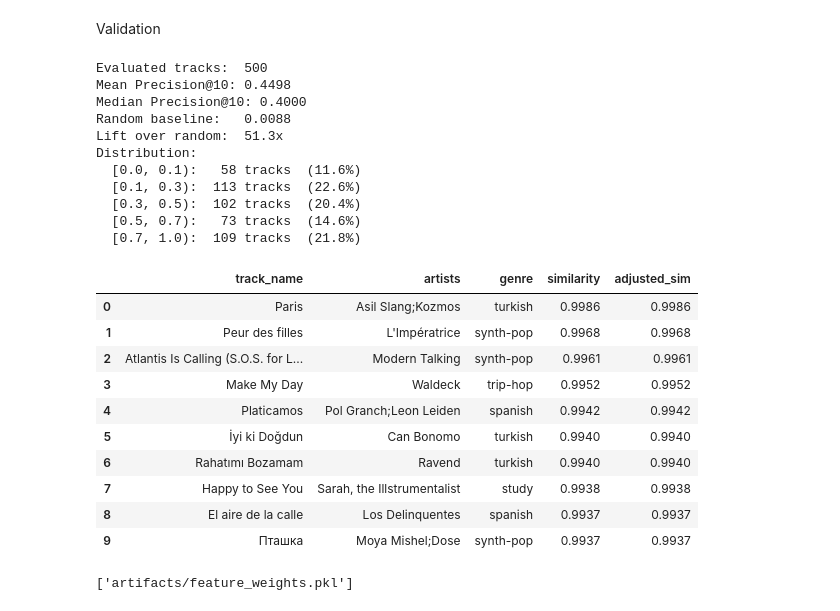
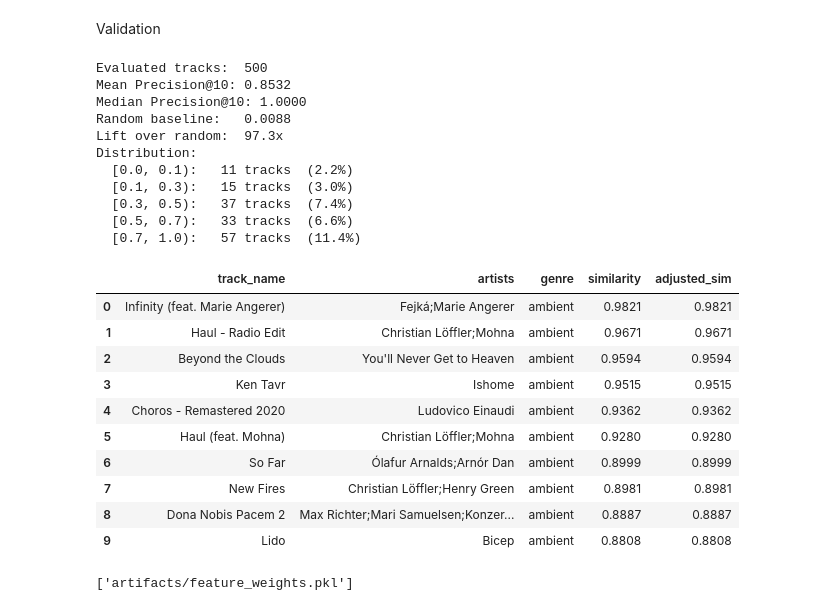
Before and after one commit to RobbenWijanathan/spotify-recommendation-system, a Jupyter notebook: notebook/model.ipynb, the cells around one changed output. Drawn from its saved outputs; the diff is of its cells as text; code cells hidden in the pictures.

Commit message:
feat: adjust model with hyperparameter tuning

```diff
--- a/notebook/model.ipynb
+++ b/notebook/model.ipynb
@@ -324,5 +510,5 @@ X_pca shape: (89584, 9)
 # %%
-X_norm = normalize(X_pca, norm="l2")
+X_norm = normalize(X_combined, norm="l2")
 
 print(f"X_norm shape: {X_norm.shape}")
 # %% [output]
@@ -360,6 +544,7 @@ Index fitted on: 89584 tracks, 9 dimensions
 # %%
 name_to_index = {
-    name: idx for idx, name in enumerate(metadata["track_name"])
+    f"{metadata.loc[idx, 'artists']} - {name}": idx
+    for idx, name in enumerate(metadata["track_name"])
 }
 
 print(f"Tracks in lookup: {len(name_to_index)}")
@@ -376,9 +564,11 @@ Sample entries:
 # %%
-def recommend_song(track_name, n_recommendations=10):
-    if track_name not in name_to_index:
-        raise ValueError(f"'{track_name}' not found in index. Check spelling.")
+def recommend_song(query_key, n_recommendations=10):
+    if query_key not in name_to_index:
+        raise ValueError(
+            f"'{query_key}' not found. Use format: 'Artist — Track Name'"
+        )
 
-    query_idx = name_to_index[track_name]
+    query_idx = name_to_index[query_key]
     query_vector = X_norm[query_idx].reshape(1, -1)
 
     distances, indices = knn_index.kneighbors(
@@ -401,6 +591,6 @@ def recommend_song(track_name, n_recommendations=10):
 
     return pd.DataFrame(results).head(n_recommendations)
 # %%
-results = recommend_song("Rape Me", n_recommendations=10)
+results = recommend_song("Nirvana - Rape Me", n_recommendations=10)
 print(results.to_string(index=False))
 # %% [output]
@@ -428,7 +618,10 @@ def precision_at_k(track_name, k=10):
 # %%
 np.random.seed(42)
 sample_indices = np.random.choice(len(metadata), size=500, replace=False)
-sample_tracks = metadata.loc[sample_indices, "track_name"].tolist()
+sample_tracks = [
+    f"{metadata.loc[idx, 'artists']} - {metadata.loc[idx, 'track_name']}"
+    for idx in sample_indices
+]
 
 precisions = []
 for track in sample_tracks:
@@ -454,16 +647,16 @@ for lo, hi in zip(thresholds, thresholds[1:]):
     print(f"  [{lo:.1f}, {hi:.1f}): {count:4d} tracks  ({count/len(precisions)*100:.1f}%)")
 # %% [output]
 Evaluated tracks:  500
-Mean Precision@10: 0.4498
-Median Precision@10: 0.4000
+Mean Precision@10: 0.8532
+Median Precision@10: 1.0000
 Random baseline:   0.0088
-Lift over random:  51.3x
+Lift over random:  97.3x
 Distribution:
-  [0.0, 0.1):   58 tracks  (11.6%)
-  [0.1, 0.3):  113 tracks  (22.6%)
-  [0.3, 0.5):  102 tracks  (20.4%)
-  [0.5, 0.7):   73 tracks  (14.6%)
-  [0.7, 1.0):  109 tracks  (21.8%)
+  [0.0, 0.1):   11 tracks  (2.2%)
+  [0.1, 0.3):   15 tracks  (3.0%)
+  [0.3, 0.5):   37 tracks  (7.4%)
+  [0.5, 0.7):   33 tracks  (6.6%)
+  [0.7, 1.0):   57 tracks  (11.4%)
 # %%
 def recommend_song_reranked(track_name, n_recommendations=10,
                              candidate_pool=50, artist_boost=0.05):
@@ -502,20 +695,20 @@ def recommend_song_reranked(track_name, n_recommendations=10,
     ).head(n_recommendations)
 
     return results_df.reset_index(drop=True)
-# %%
-recommend_song_reranked("Happy")
-# %% [output]
-|  | track_name | artists | genre | similarity | adjusted_sim |
-| 0 | Paris | Asil Slang;Kozmos | turkish | 0.9986 | 0.9986 |
-| 1 | Peur des filles | L'Impératrice | synth-pop | 0.9968 | 0.9968 |
-| 2 | Atlantis Is Calling (S.O.S. for L... | Modern Talking | synth-pop | 0.9961 | 0.9961 |
-| 3 | Make My Day | Waldeck | trip-hop | 0.9952 | 0.9952 |
-| 4 | Platicamos | Pol Granch;Leon Leiden | spanish | 0.9942 | 0.9942 |
-| 5 | İyi ki Doğdun | Can Bonomo | turkish | 0.9940 | 0.9940 |
-| 6 | Rahatımı Bozamam | Ravend | turkish | 0.9940 | 0.9940 |
-| 7 | Happy to See You | Sarah, the Illstrumentalist | study | 0.9938 | 0.9938 |
-| 8 | El aire de la calle | Los Delinquentes | spanish | 0.9937 | 0.9937 |
-| 9 | Пташка | Moya Mishel;Dose | synth-pop | 0.9937 | 0.9937 |
+# %%
+recommend_song_reranked("Aphex Twin - Xtal")
+# %% [output]
+|  | track_name | artists | genre | similarity | adjusted_sim |
+| 0 | Infinity (feat. Marie Angerer) | Fejká;Marie Angerer | ambient | 0.9821 | 0.9821 |
+| 1 | Haul - Radio Edit | Christian Löffler;Mohna | ambient | 0.9671 | 0.9671 |
+| 2 | Beyond the Clouds | You'll Never Get to Heaven | ambient | 0.9594 | 0.9594 |
+| 3 | Ken Tavr | Ishome | ambient | 0.9515 | 0.9515 |
+| 4 | Choros - Remastered 2020 | Ludovico Einaudi | ambient | 0.9362 | 0.9362 |
+| 5 | Haul (feat. Mohna) | Christian Löffler;Mohna | ambient | 0.9280 | 0.9280 |
+| 6 | So Far | Ólafur Arnalds;Arnór Dan | ambient | 0.8999 | 0.8999 |
+| 7 | New Fires | Christian Löffler;Henry Green | ambient | 0.8981 | 0.8981 |
+| 8 | Dona Nobis Pacem 2 | Max Richter;Mari Samuelsen;Konzer... | ambient | 0.8887 | 0.8887 |
+| 9 | Lido | Bicep | ambient | 0.8808 | 0.8808 |
 # %%
 import joblib
 import os
```
Also changed, not shown: parts of 24 cells of this notebook.
